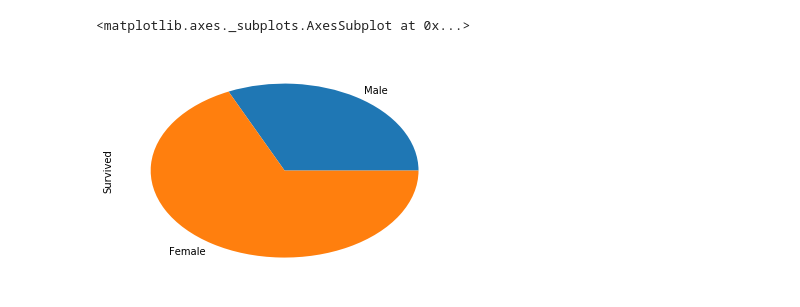
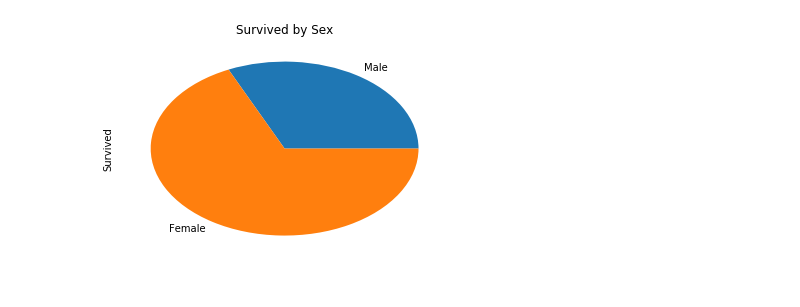
Before and after one commit to jonatasfreitasv/udacity_classrepo, a Jupyter notebook: Data_Analysis_Nanodegree/P2/final_project/Data_Analysis_P2_Final_Project.ipynb, the cells around one changed output. Cells and saved outputs as stored; diff of their text form; code cells hidden in the pictures.

```diff
--- a/Data_Analysis_Nanodegree/P2/final_project/Data_Analysis_P2_Final_Project.ipynb
+++ b/Data_Analysis_Nanodegree/P2/final_project/Data_Analysis_P2_Final_Project.ipynb
@@ -33,13 +33,18 @@ data
 # %%
-# Normalize functions
+# Normalize steps
+
+#Sex male is change to number 0 and female to number 1
 def sex_normalize(x):
     if x == "male": return 0
     else: return 1
 
+#Pclass, has changed the order to try to find some correlation, being Pclass 1 = 3, 2 = 2 and 3 = 1.
 def pclass_normalize(x):
     if x == 3: return 1
     elif x == 1: return 3
     else: return x
 
-data['Sex'] = data['Sex'].apply(sex_normalize)
-data['Pclass'] = data['Pclass'].apply(pclass_normalize)
+# Apply normalized functions in the data
+data['Sex_normalized'] = data['Sex'].apply(sex_normalize)
+data['Pclass_normalized'] = data['Pclass'].apply(pclass_normalize)
+data.head()
@@ -136,0 +100,10 @@ survived X fare correlation is: 0.2573065223849616
+# %%
+# About age`s class
+data["age_groups"] = pd.cut(data.Age.dropna(), [0, 11, 18, 60, 100], labels=["kids", "teenagers", "adults", "elderly"])
+
+plt.title('About age`s class')
+plt.xlabel('Age class')
+plt.ylabel('Number of passengers')
+data['age_groups'].value_counts().plot.bar()
+
+plt.show()
@@ -137,6 +136,7 @@ survived X fare correlation is: 0.2573065223849616
 # %%
-# Total survived per sex
-data.groupby('Sex')['Survived'].sum().plot.pie(labels=['Male', 'Female'])
+# Total passengers survived per sex
+plt.title('Survived by Sex')
+data.groupby('Sex_normalized')['Survived'].sum().plot.pie(labels=['Male', 'Female'])
+plt.show()
 # %% [output]
-<matplotlib.axes._subplots.AxesSubplot at 0x...>
-[figure, old version]
+[figure, new version]
```
Also changed, not shown: parts of 21 cells of this notebook, 1 other file.
